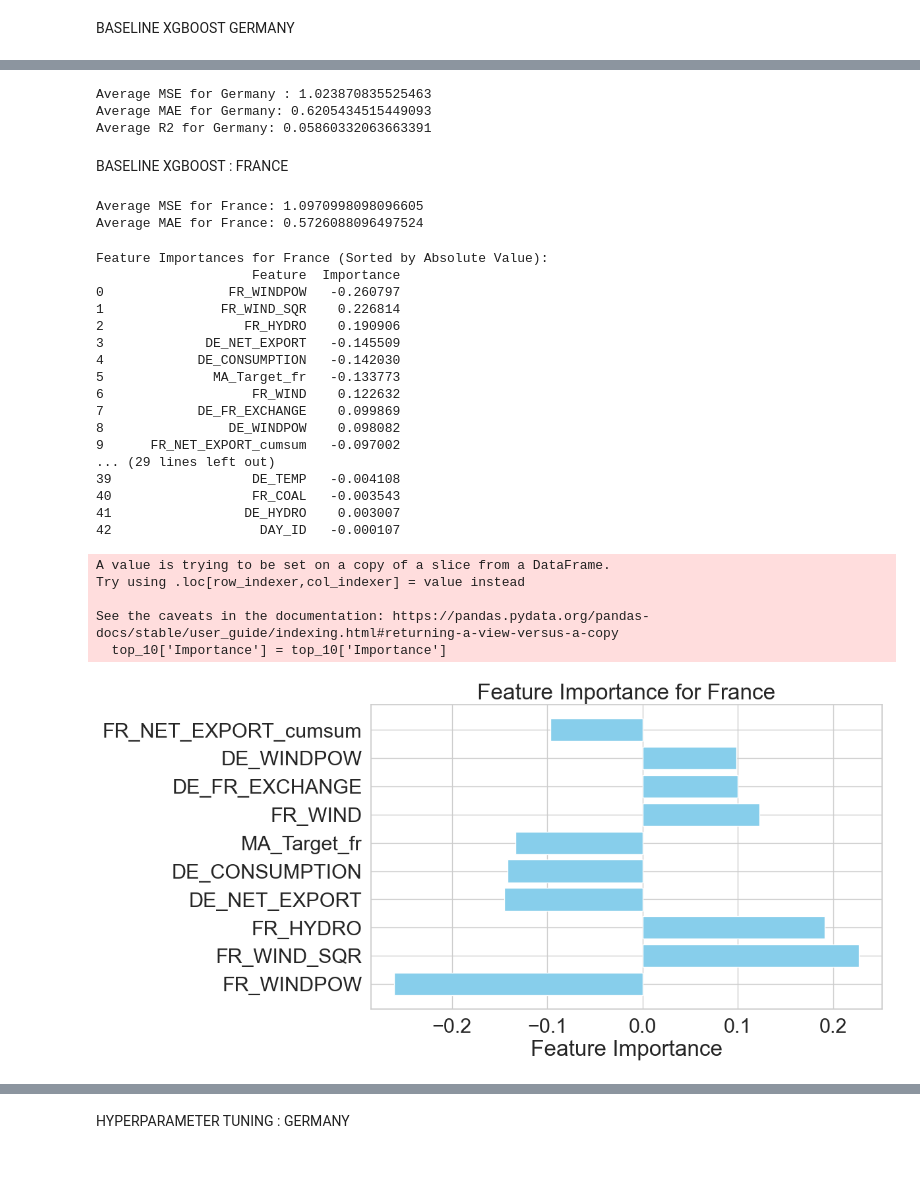
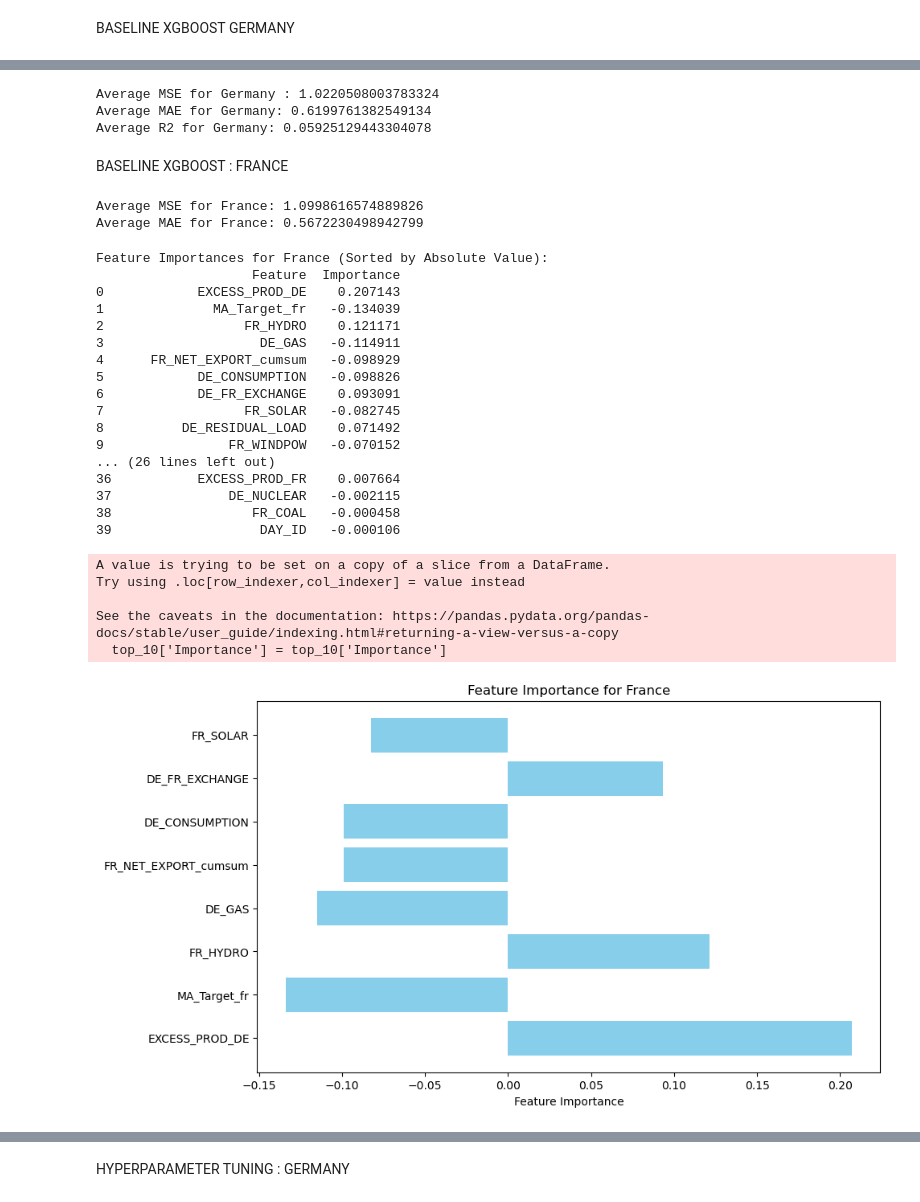
Before and after one commit to alexandra-pricop/EnsembleLearning, a Jupyter notebook: XGBoost.ipynb, the cells around one changed output, grey strips where cells are left out. Saved outputs shown, nothing was run; the diff lists cells and outputs as text; code cells hidden in the pictures; blank space fills up the shorter version.

```diff
--- a/XGBoost.ipynb
+++ b/XGBoost.ipynb
@@ -62,8 +62,8 @@ x_train_imputed
 | 1493 | 359.0 | 1118.0 | 0.226730 | -0.711005 | 0.873016 | -0.873016 | 0.296651 | ... |
 1494 rows × 36 columns
 # %%
-x_train_imputed['FR_WIND_SQR'] = np.sqrt(np.maximum(0, x_train_imputed['FR_WINDPOW']))
-x_train_imputed['DE_WIND_SQR'] = np.sqrt(np.maximum(0, x_train_imputed['DE_WINDPOW']))
+x_train_imputed['FR_WIND_SQR'] = np.sqrt(np.maximum(0, x_train_imputed['FR_WIND']))
+x_train_imputed['DE_WIND_SQR'] = np.sqrt(np.maximum(0, x_train_imputed['DE_WIND']))
 
 x_train_imputed['DE_NET_EXPORT_cumsum'] = x_train_imputed.groupby('DAY_ID')['DE_NET_EXPORT'].cumsum()
 x_train_imputed['FR_NET_EXPORT_cumsum'] = x_train_imputed.groupby('DAY_ID')['FR_NET_EXPORT'].cumsum()
@@ -80,7 +80,7 @@ x_train_imputed['DE_RENEWABLE'] = x_train_imputed['DE_HYDRO']+ x_train_imputed['
 x_train_imputed['EXCESS_PROD_FR'] = x_train_imputed['FR_NON_RENEWABLE']+x_train_imputed['FR_RENEWABLE'] - x_train_imputed['FR_CONSUMPTION']- x_train_imputed['FR_NET_EXPORT']
 x_train_imputed['EXCESS_PROD_DE'] =  x_train_imputed['DE_NON_RENEWABLE']+x_train_imputed['DE_RENEWABLE'] - x_train_imputed['DE_CONSUMPTION']- x_train_imputed['DE_NET_EXPORT']
 
-x_train_imputed.drop(['ID', 'DE_NET_IMPORT', 'FR_NET_IMPORT', 'FR_TEMP'], axis = 1, inplace = True)
+x_train_imputed.drop(['ID', 'DE_NET_IMPORT', 'FR_NET_IMPORT'], axis = 1, inplace = True)
 
 y_train.drop('ID', axis = 1, inplace = True)
 # %%
@@ -111,6 +111,7 @@ See the caveats in the documentation: https://pandas.pydata.org/pandas-docs/stab
 # %%
 y_ma_fr = y_train_fr['TARGET'].shift(1).rolling(window=5, min_periods=1).mean()
 y_ma_de = y_train_de['TARGET'].shift(1).rolling(window=5, min_periods=1).mean()
+
 
 y_ma_fr = y_ma_fr.rename('MA_Target_fr')
 y_ma_de = y_ma_de.rename('MA_Target_de')
@@ -118,14 +119,15 @@ y_ma_de = y_ma_de.rename('MA_Target_de')
 X_train_FR = pd.concat([fr_x_train, y_ma_fr], axis=1)
 X_train_DE = pd.concat([de_x_train, y_ma_de], axis=1)
 
+
 X_train_FR = X_train_FR[1:]
 X_train_DE = X_train_DE[1:]
 
 y_train_fr = y_train_fr[1:]
 y_train_de = y_train_de[1:]
 
-X_train_DE.drop(columns = ['COUNTRY_FR', 'COUNTRY_DE'], inplace = True)
-X_train_FR.drop(columns = ['COUNTRY_FR', 'COUNTRY_DE'], inplace = True)
+X_train_DE.drop(columns = ['COUNTRY_FR', 'COUNTRY_DE', 'FR_WIND', 'DE_WIND'], inplace = True)
+X_train_FR.drop(columns = ['COUNTRY_FR', 'COUNTRY_DE', 'FR_WIND', 'DE_WIND'], inplace = True)
 # %% [markdown]
 BASELINE XGBOOST GERMANY
 # %%
@@ -220,9 +222,9 @@ print(f'Average MAE for Germany: {-np.mean(mae_scores)}')
 r2_scores = cross_val_score(xgb_reg, X_train_DE, y_train_de, scoring='r2', cv=5)
 print(f'Average R2 for Germany: {np.mean(r2_scores)}')
 # %% [output]
-Average MSE for Germany : 1.023870835525463
-Average MAE for Germany: 0.6205434515449093
-Average R2 for Germany: 0.05860332063663391
+Average MSE for Germany : 1.0220508003783324
+Average MAE for Germany: 0.6199761382549134
+Average R2 for Germany: 0.05925129443304078
 # %% [markdown]
 BASELINE XGBOOST : FRANCE
 # %%
@@ -232,8 +234,8 @@ print(f'Average MSE for France: {-np.mean(mse_valid)}')
 mae_scores = cross_val_score(xgb_reg, X_train_FR, y_train_fr, scoring='neg_mean_absolute_error', cv=5)
 print(f'Average MAE for France: {-np.mean(mae_scores)}')
 # %% [output]
-Average MSE for France: 1.0970998098096605
-Average MAE for France: 0.5726088096497524
+Average MSE for France: 1.0998616574889826
+Average MAE for France: 0.5672230498942799
 # %%
 xgb_reg.fit(X_train_FR, y_train_fr)
 booster = xgb_reg.get_booster()
@@ -247,40 +249,40 @@ print(feature_importance_df.to_string())
 # %% [output]
 Feature Importances for France (Sorted by Absolute Value):
                     Feature  Importance
-0                FR_WINDPOW   -0.260797
-1               FR_WIND_SQR    0.226814
-2                  FR_HYDRO    0.190906
-3             DE_NET_EXPORT   -0.145509
-4            DE_CONSUMPTION   -0.142030
-5              MA_Target_fr   -0.133773
-6                   FR_WIND    0.122632
-7            DE_FR_EXCHANGE    0.099869
-8                DE_WINDPOW    0.098082
-9      FR_NET_EXPORT_cumsum   -0.097002
-... (29 lines left out)
-39                  DE_TEMP   -0.004108
-40                  FR_COAL   -0.003543
-41                 DE_HYDRO    0.003007
-42                   DAY_ID   -0.000107
+0            EXCESS_PROD_DE    0.207143
+1              MA_Target_fr   -0.134039
+2                  FR_HYDRO    0.121171
+3                    DE_GAS   -0.114911
+4      FR_NET_EXPORT_cumsum   -0.098929
+5            DE_CONSUMPTION   -0.098826
+6            DE_FR_EXCHANGE    0.093091
+7                  FR_SOLAR   -0.082745
+8          DE_RESIDUAL_LOAD    0.071492
+9                FR_WINDPOW   -0.070152
+... (26 lines left out)
+36           EXCESS_PROD_FR    0.007664
+37               DE_NUCLEAR   -0.002115
+38                  FR_COAL   -0.000458
+39                   DAY_ID   -0.000106
 # %%
-top_10 = feature_importance_df[:10]
+top_10 = feature_importance_df[:8]
 
 # Assign absolute values to the 'Importance' column
 top_10['Importance'] = top_10['Importance']
 
 # Create a bar plot
 plt.figure(figsize=(10, 6))
 plt.barh(top_10['Feature'], top_10['Importance'], color='skyblue')
 plt.xlabel('Feature Importance')
 plt.title('Feature Importance for France')
 plt.show()
 # %% [output]
 A value is trying to be set on a copy of a slice from a DataFrame.
 Try using .loc[row_indexer,col_indexer] = value instead
 
 See the caveats in the documentation: https://pandas.pydata.org/pandas-docs/stable/user_guide/indexing.html#returning-a-view-versus-a-copy
   top_10['Importance'] = top_10['Importance']
-[figure, old version]
+[figure, new version]
 # %%
 mse_scores_per_k = []
 sorted_importances = sorted(importance_dict.items(), key=lambda x: abs(x[1]), reverse=True)
```
Also changed, not shown: parts of 6 cells of this notebook.
